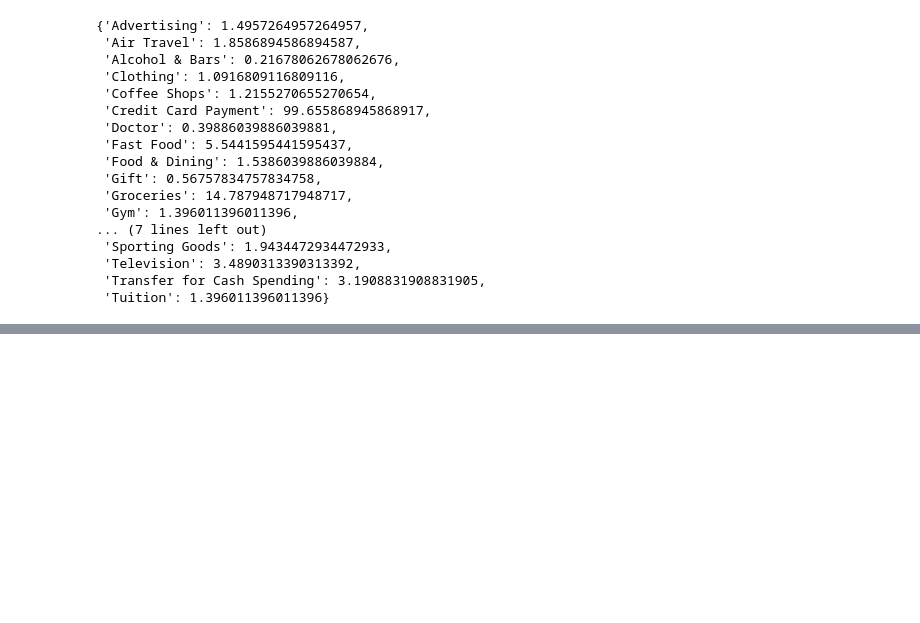
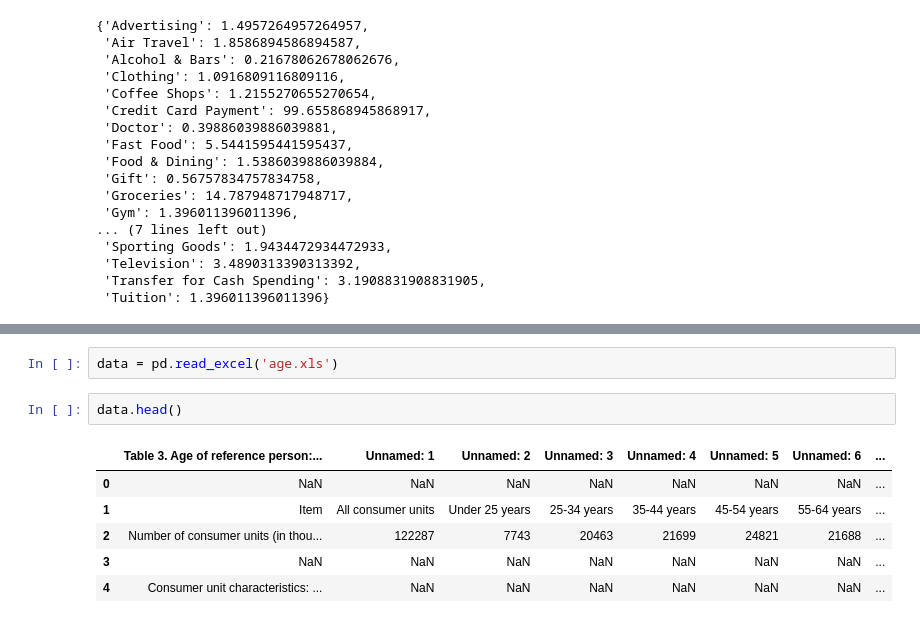
Before and after one commit to jettjz/XpendiBuddy, a Jupyter notebook: analysis/DataAnalysisDrafting.ipynb, the cells around one changed output, grey strips where cells are left out. Saved outputs shown, nothing was run; the diff lists cells and outputs as text; blank space fills up the shorter version.

```diff
--- a/analysis/DataAnalysisDrafting.ipynb
+++ b/analysis/DataAnalysisDrafting.ipynb
@@ -309,3 +337,14 @@ df[df['Category']=='Credit Card Payment']
 | 2016-11-25 | Internet Thank You | INTERNET PAYMENT - THANK YOU | 273.45 | credit | Credit Card Payment | Discover | NaN | ... |
 | 2016-10-23 | Internet Thank You | INTERNET PAYMENT - THANK YOU | 136.10 | credit | Credit Card Payment | Discover | NaN | ... |
 | 2016-09-24 | Internet Thank You | INTERNET PAYMENT - THANK YOU | 234.66 | credit | Credit Card Payment | Discover | NaN | ... |
+# %%
+data = pd.read_excel('age.xls')
+# %%
+data.head()
+# %% [output]
+|  | Table 3. Age of reference person:... | Unnamed: 1 | Unnamed: 2 | Unnamed: 3 | Unnamed: 4 | Unnamed: 5 | Unnamed: 6 | ... |
+| 0 | NaN | NaN | NaN | NaN | NaN | NaN | NaN | ... |
+| 1 | Item | All consumer units | Under 25 years | 25-34 years | 35-44 years | 45-54 years | 55-64 years | ... |
+| 2 | Number of consumer units (in thou... | 122287 | 7743 | 20463 | 21699 | 24821 | 21688 | ... |
+| 3 | NaN | NaN | NaN | NaN | NaN | NaN | NaN | ... |
+| 4 | Consumer unit characteristics: ... | NaN | NaN | NaN | NaN | NaN | NaN | ... |
```
Also changed, not shown: parts of 9 cells of this notebook, 3 other files.
